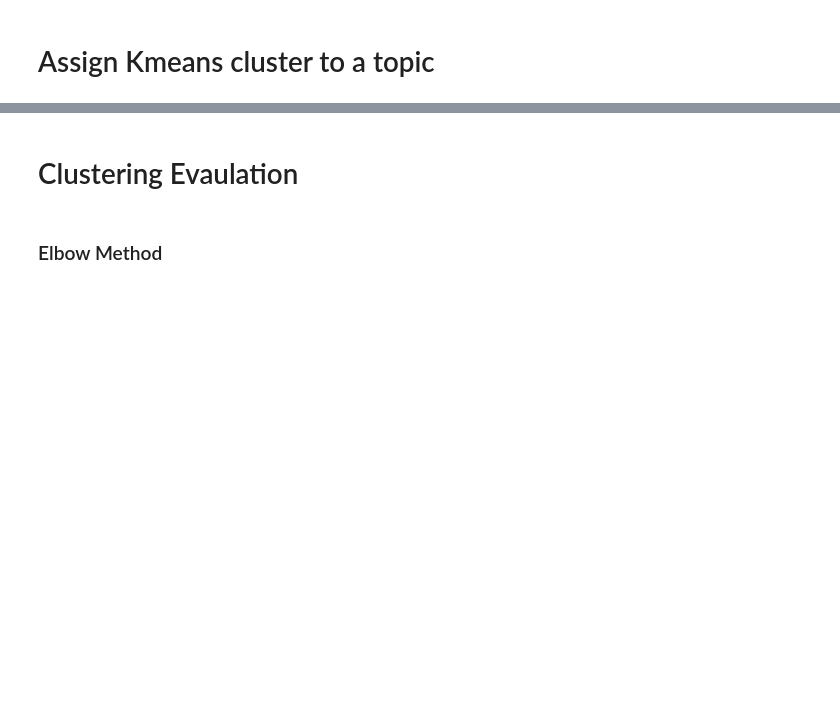
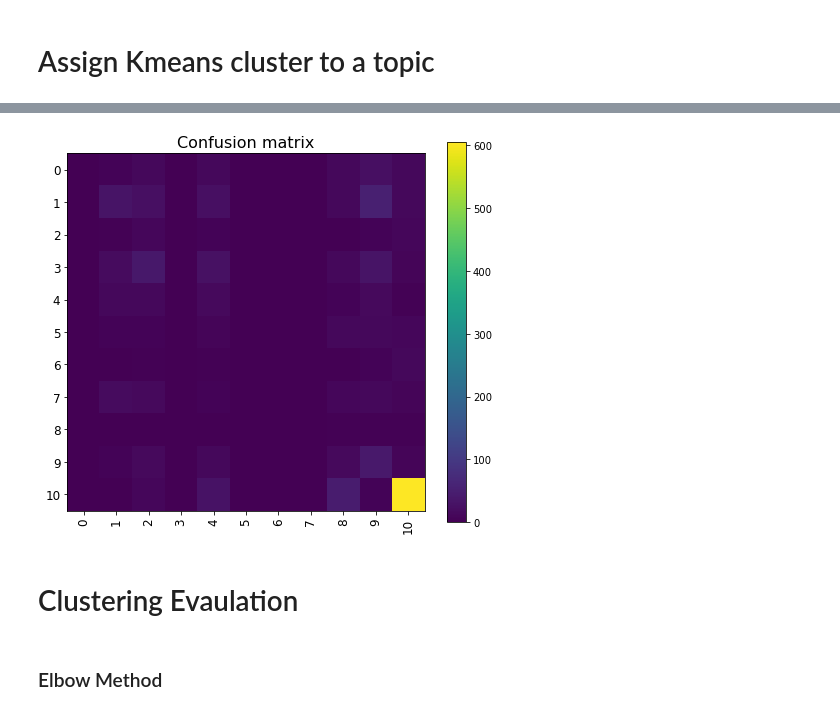
Before and after one commit to cs7641-team4/cs7641project, a Jupyter notebook: src/unsupervised.ipynb, the cells around one changed output, grey strips where cells are left out. Drawn from its saved outputs; the diff is of its cells as text; code cells hidden in the pictures; blank space fills up the shorter version.

```diff
--- a/src/unsupervised.ipynb
+++ b/src/unsupervised.ipynb
@@ -24,9 +25,11 @@ w2v = CustomWord2Vec(path='../data/customw2v_50.p')
 
 # multiclass case
 data, label = w2v.featurize(data, lp, mode='multiclass')
+#data, label = w2v.featurize(data, lp, mode='multiclass', remove_neg_samples=True)
 print(len(data))
 print(len(label))
 label = label.ravel()
+label = label - 1
 # %% [output]
 1450
 1450
@@ -56,7 +63,7 @@ def getSummary(abstracts):
 
 #for each class generate a summary vector
 topic_summaries = []
-for i in range(1,12):
+for i in range(0,11):
     inds = label == i
     abstracts_i_class = data[inds, :]
     i_class_summary = getSummary(abstracts_i_class)
@@ -65,7 +72,7 @@ for i in range(1,12):
 topic_summaries = np.array(topic_summaries)
 # %%
 #fit Kmeans with 11 clusters to the dataset
-kmeans = KMeans(n_clusters=11, random_state=0).fit(data)
+kmeans = KMeans(n_clusters=11, random_state=0, init=topic_summaries).fit(data)
 centers = kmeans.cluster_centers_
 
 #for each cluster center assign the cluster to the closest topic summary vector using cosine similarity
@@ -79,0 +89,23 @@ print(assigned_label)
+# %%
+# calculate accuracy multi class and binary
+kmeans_class = kmeans.predict(data)
+assigned_class = kmeans_class.copy()
+
+for i in range(len(assigned_label)):
+    inds = kmeans_class == i
+    assigned_class[inds] = assigned_label[i]
+
+
+print('multi-class')
+print(accuracy_score(label, assigned_class))
+
+assigned_class_bin = assigned_class.copy()
+
+assigned_class_bin[assigned_class_bin < 10] = 0
+assigned_class_bin[assigned_class_bin == 10] = 1
+label_bin = label.copy()
+label_bin[label_bin < 10] = 0
+label_bin[label_bin == 10] = 1
+
+print('binary class')
+print(accuracy_score(label_bin, assigned_class_bin))
@@ -80,3 +131,14 @@ print(assigned_label)
+# %%
+confusion_matrix(label, assigned_class)
+plt.figure(figsize=(8, 7))
+plt.imshow(confusion_matrix(label, assigned_class))
+plt.title('Confusion matrix', fontsize=16)
+plt.xticks(np.arange(11), np.unique(label), rotation=90, fontsize=12)
+plt.yticks(np.arange(11), np.unique(label), fontsize=12)
+plt.colorbar()
+plt.show()
+# %% [output]
+[figure, added]
 # %% [markdown]
 # Clustering Evaulation
 # %% [markdown]
```
Also changed, not shown: parts of 5 cells of this notebook.
